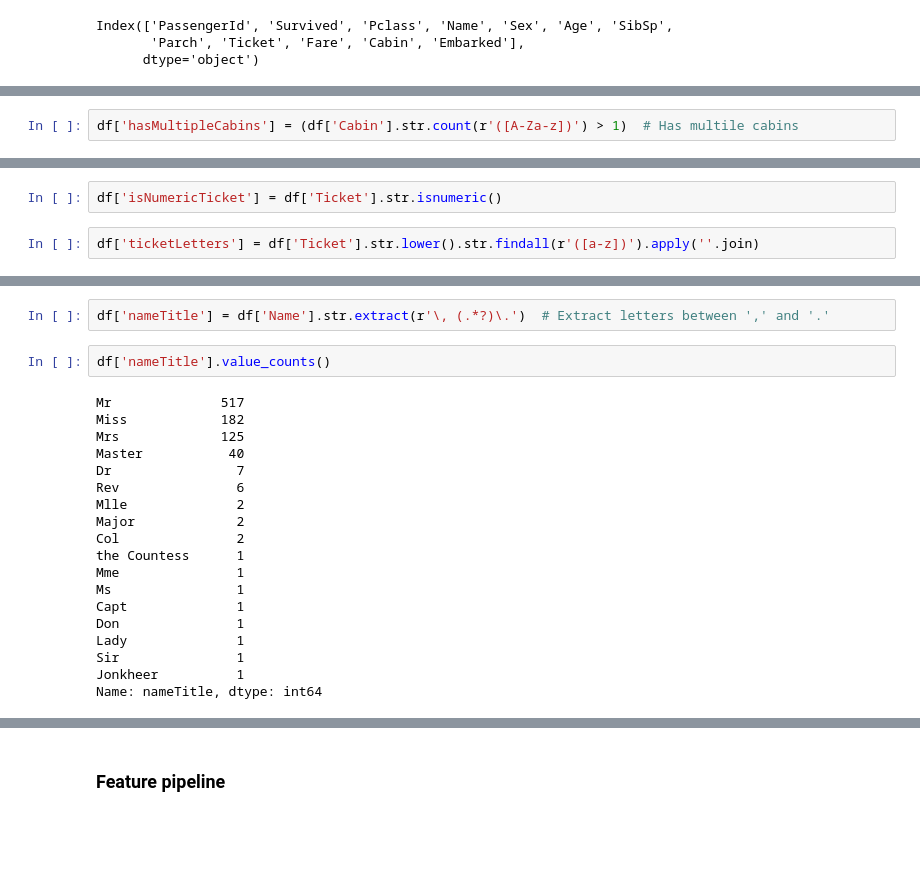
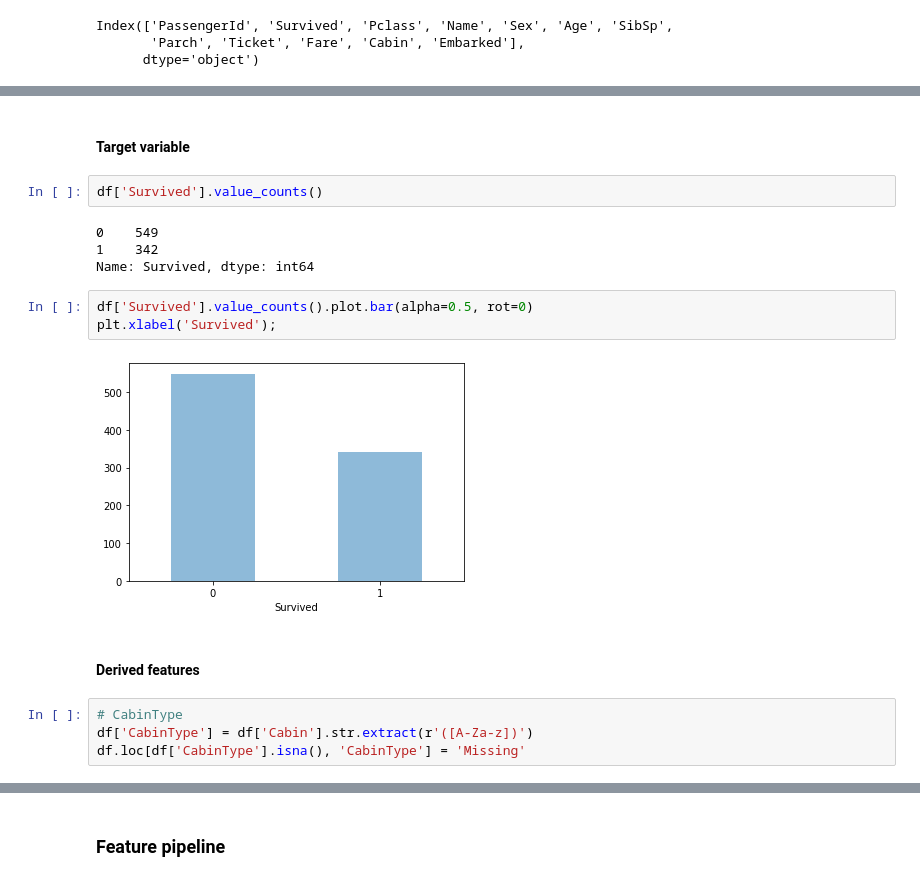
Before and after one commit to nkharche/datascience_starter, a Jupyter notebook: Titanic_Kaggle/titanic_kaggle.ipynb, the cells around one changed output, grey strips where cells are left out. Drawn from its saved outputs; the diff is of its cells as text; blank space fills up the shorter version.

```diff
--- a/Titanic_Kaggle/titanic_kaggle.ipynb
+++ b/Titanic_Kaggle/titanic_kaggle.ipynb
@@ -202,2 +102,0 @@ df['firstCabinType'] = df['Cabin'].str.extract(r'([A-Za-z])')
-# %%
-df['hasMultipleCabins'] = (df['Cabin'].str.count(r'([A-Za-z])') > 1)  # Has multile cabins
@@ -232,4 +102,0 @@ Name: Ticket, Length: 891, dtype: object
-# %%
-df['isNumericTicket'] = df['Ticket'].str.isnumeric()
-# %%
-df['ticketLetters'] = df['Ticket'].str.lower().str.findall(r'([a-z])').apply(''.join)
@@ -256,23 +103,19 @@ memory usage: 99.3+ KB
-# %%
-df['nameTitle'] = df['Name'].str.extract(r'\, (.*?)\.')  # Extract letters between ',' and '.'
-# %%
-df['nameTitle'].value_counts()
-# %% [output]
-Mr              517
-Miss            182
-Mrs             125
-Master           40
-Dr                7
-Rev               6
-Mlle              2
-Major             2
-Col               2
-the Countess      1
-Mme               1
-Ms                1
-Capt              1
-Don               1
-Lady              1
-Sir               1
-Jonkheer          1
-Name: nameTitle, dtype: int64
+# %% [markdown]
+#### Target variable
+# %%
+df['Survived'].value_counts()
+# %% [output]
+0    549
+1    342
+Name: Survived, dtype: int64
+# %%
+df['Survived'].value_counts().plot.bar(alpha=0.5, rot=0)
+plt.xlabel('Survived');
+# %% [output]
+[figure, added]
+# %% [markdown]
+#### Derived features
+# %%
+# CabinType
+df['CabinType'] = df['Cabin'].str.extract(r'([A-Za-z])')
+df.loc[df['CabinType'].isna(), 'CabinType'] = 'Missing'
```
Also changed, not shown: parts of 120 cells of this notebook.
